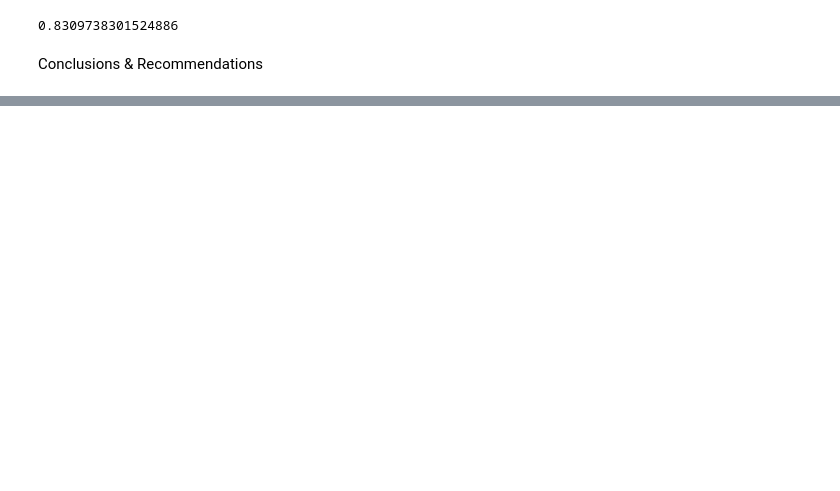
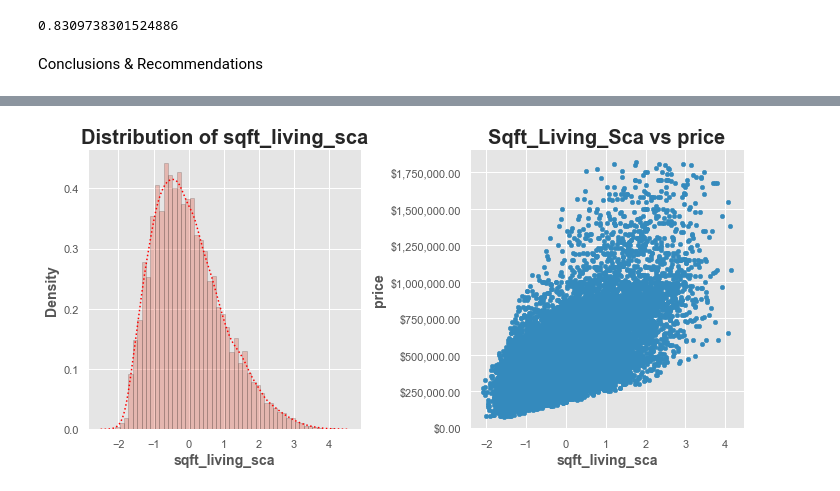
Before and after one commit to nkbuddy/dsc-phase-2-project-NYC, a Jupyter notebook: student.ipynb, the cells around one changed output, grey strips where cells are left out. Drawn from its saved outputs; the diff is of its cells as text; code cells hidden in the pictures; blank space fills up the shorter version.

```diff
--- a/student.ipynb
+++ b/student.ipynb
@@ -496,21 +431,0 @@ See the caveats in the documentation: https://pandas.pydata.org/pandas-docs/stab
-# %%
-sns.set(style="white")
-#Correlations are low - good thing?
-
-
-# Compute the correlation matrix
-corr = df_clean.corr()
-
-# Generate a mask for the upper triangle
-mask = np.zeros_like(corr, dtype=np.bool)
-mask[np.triu_indices_from(mask)] = True
-
-# Set up the matplotlib figure
-f, ax = plt.subplots(figsize=(25, 10))
-
-# Generate a custom diverging colormap
-cmap = sns.diverging_palette(220, 10, as_cmap=True)
-
-# Draw the heatmap with the mask and correct aspect ratio
-sns.heatmap(corr, mask=mask, cmap=cmap, center=0,
-            square=True, linewidths=.5, cbar_kws={"shrink": .5}, annot=True)
@@ -715,0 +671,4 @@ Code for tables for presentation
+# %%
+f,a = eda_plot(df_clean,col='sqft_living_sca',kde_kws={'color':'red','ls':':'})
+# %% [output]
+[figure, added]
```
Also changed, not shown: parts of 75 cells of this notebook.
